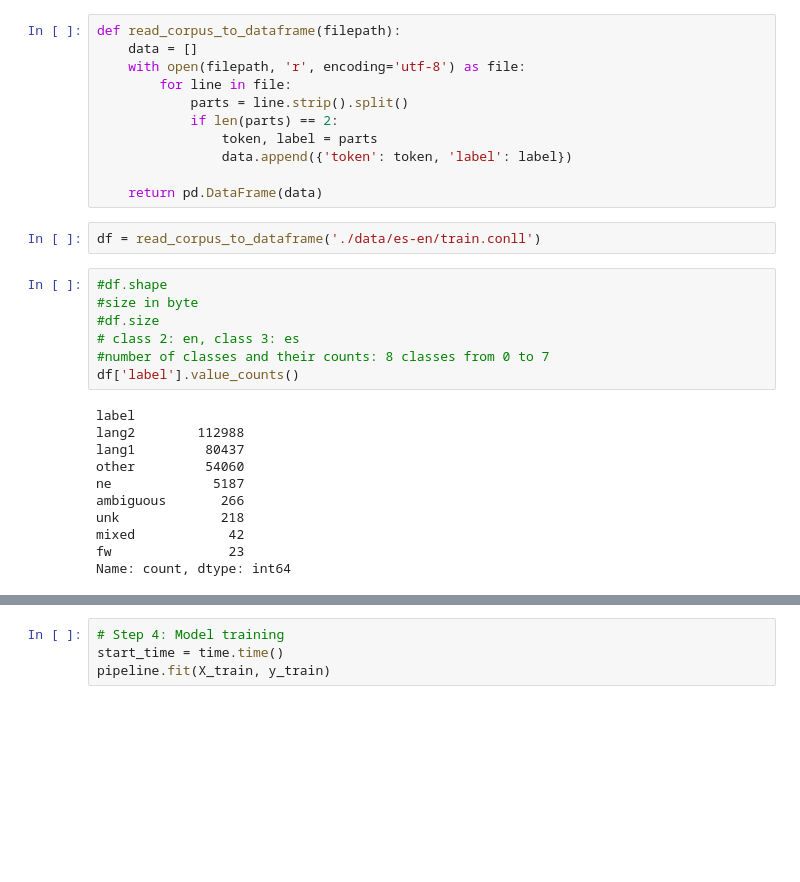
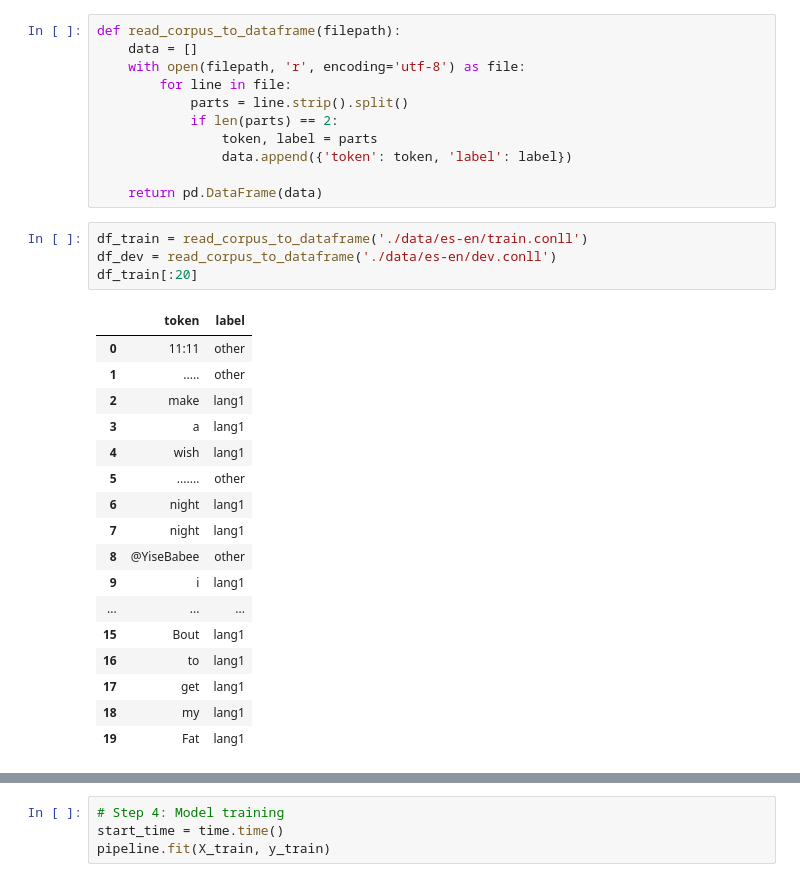
Before and after one commit to Lidan0241/language-detection, a Jupyter notebook: svm_model.ipynb, the cells around one changed output, grey strips where cells are left out. Cells and saved outputs as stored; diff of their text form; blank space fills up the shorter version.

```diff
--- a/svm_model.ipynb
+++ b/svm_model.ipynb
@@ -23,22 +23,24 @@ def read_corpus_to_dataframe(filepath):
 
     return pd.DataFrame(data)
 # %%
-df = read_corpus_to_dataframe('./data/es-en/train.conll')
+df_train = read_corpus_to_dataframe('./data/es-en/train.conll')
+df_dev = read_corpus_to_dataframe('./data/es-en/dev.conll')
+df_train[:20]
+# %% [output]
+|  | token | label |
+| 0 | 11:11 | other |
+| 1 | ..... | other |
+| 2 | make | lang1 |
+| 3 | a | lang1 |
+| 4 | wish | lang1 |
+| 5 | ....... | other |
+| 6 | night | lang1 |
+| 7 | night | lang1 |
+| 8 | @YiseBabee | other |
+| 9 | i | lang1 |
+| ... | ... | ... |
+| 15 | Bout | lang1 |
+| 16 | to | lang1 |
+| 17 | get | lang1 |
+| 18 | my | lang1 |
+| 19 | Fat | lang1 |
-# %%
-#df.shape
-#size in byte
-#df.size
-# class 2: en, class 3: es
-#number of classes and their counts: 8 classes from 0 to 7
-df['label'].value_counts()
-# %% [output]
-label
-lang2        112988
-lang1         80437
-other         54060
-ne             5187
-ambiguous       266
-unk             218
-mixed            42
-fw               23
-Name: count, dtype: int64
```
Also changed, not shown: parts of 9 cells of this notebook, 4 other files.
